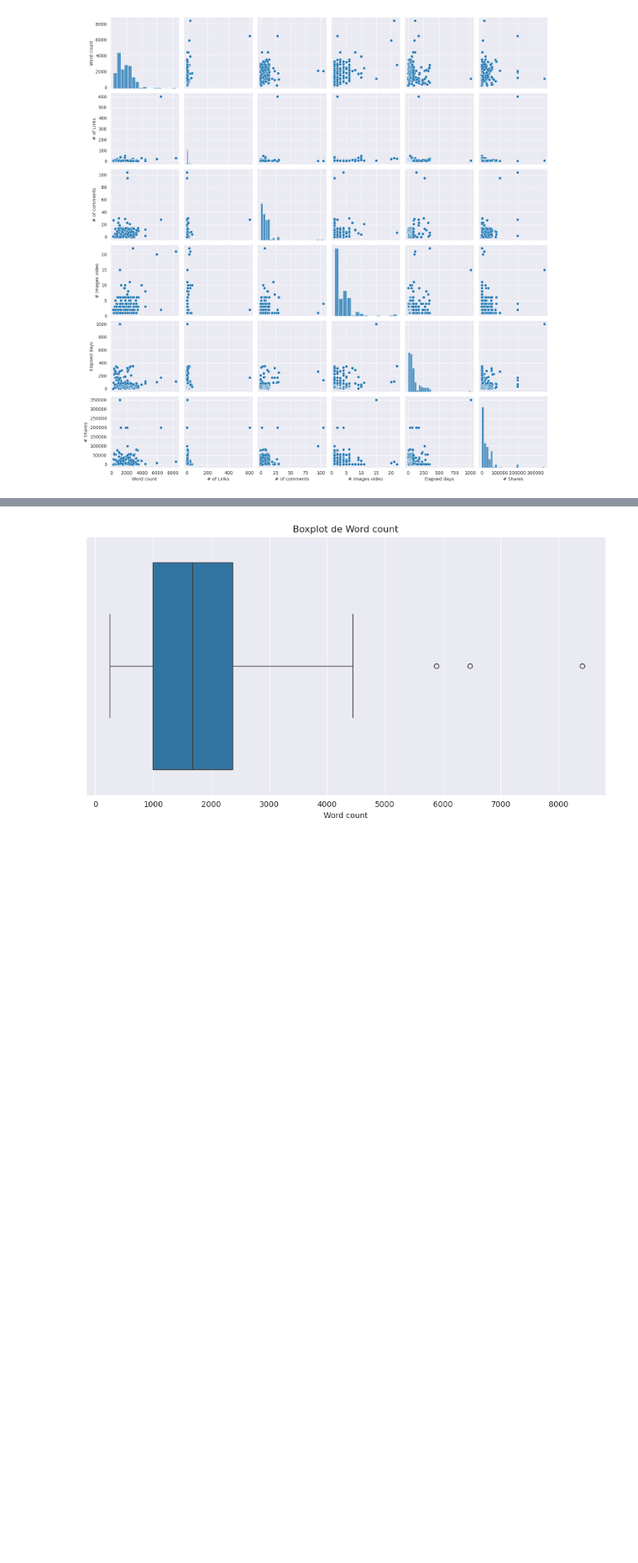
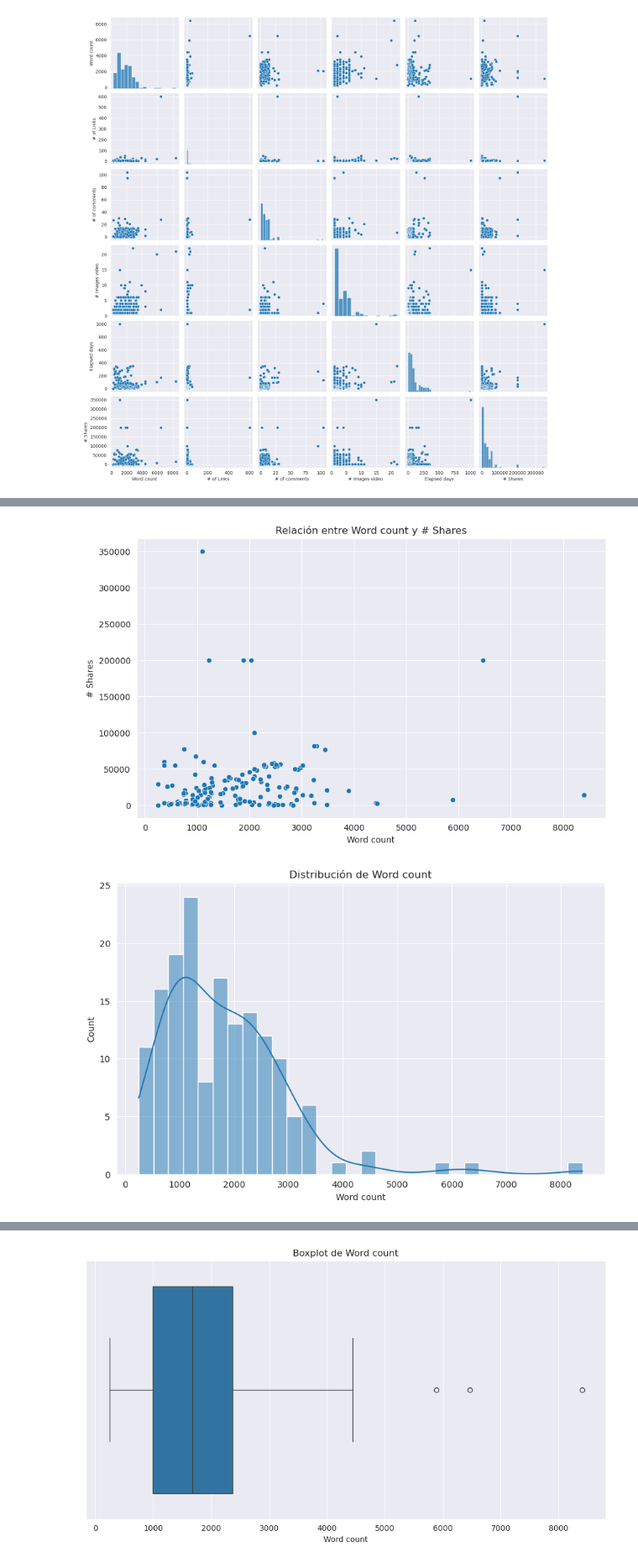
Before and after one commit to thejoresp/ModelaIA, a Jupyter notebook: modelado.ipynb, the cells around one changed output, grey strips where cells are left out. Shown at 84% size. Cells and saved outputs as stored; diff of their text form; code cells hidden in the pictures; blank space fills up the shorter version.

```diff
--- a/modelado.ipynb
+++ b/modelado.ipynb
@@ -165,0 +151,28 @@ plt.show()
+# %%
+plt.figure(figsize=(10, 6))
+sns.scatterplot(x='Word count', y='# Shares', data=normal)
+plt.title('Relación entre Word count y # Shares')
+plt.show()
+
+plt.figure(figsize=(10, 6))
+sns.histplot(normal['Word count'], bins=30, kde=True)
+plt.title('Distribución de Word count')
+plt.show()
+
+plt.figure(figsize=(10, 6))
+sns.histplot(normal['# Shares'], bins=30, kde=True)
+plt.title('Distribución de # Shares')
+plt.show()
+
+plt.figure(figsize=(12, 6))
+sns.boxplot(x=normal['Word count'])
+plt.title('Boxplot de Word count')
+plt.show()
+
+plt.figure(figsize=(12, 6))
+sns.boxplot(x=normal['# Shares'])
+plt.title('Boxplot de # Shares')
+plt.show()
+# %% [output]
+[figure, added]
+[figure, added]
```
Also changed, not shown: parts of 30 cells of this notebook.
